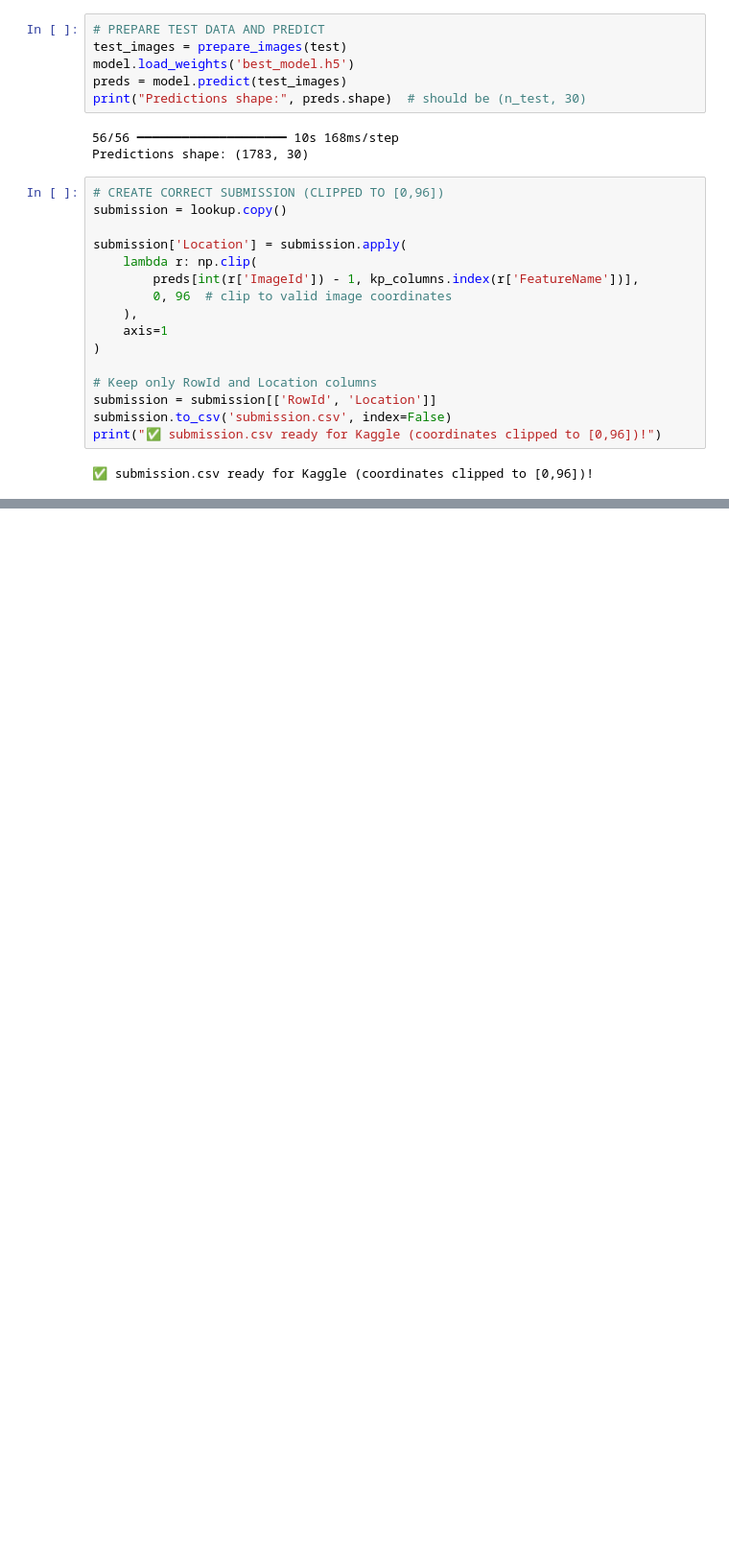
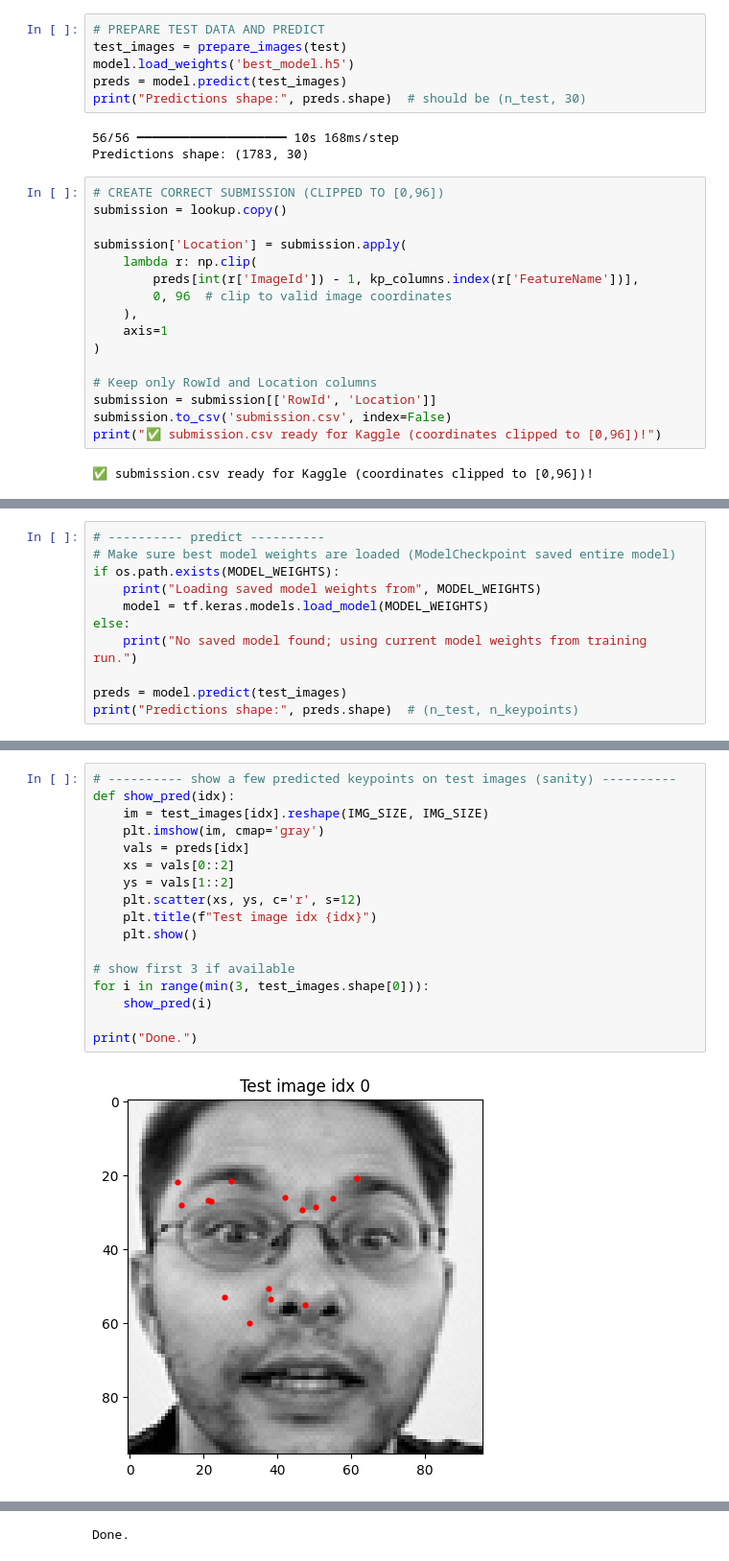
Before and after one commit to KcRenee/FacialKPR, a Jupyter notebook: FacialKPR.ipynb, the cells around one changed output, grey strips where cells are left out. Shown at 96% size. Cells and saved outputs as stored; diff of their text form; blank space fills up the shorter version.

```diff
--- a/FacialKPR.ipynb
+++ b/FacialKPR.ipynb
@@ -232,0 +529,11 @@ print("✅ submission.csv ready for Kaggle (coordinates clipped to [0,96])!")
+# %%
+# ---------- predict ----------
+# Make sure best model weights are loaded (ModelCheckpoint saved entire model)
+if os.path.exists(MODEL_WEIGHTS):
+    print("Loading saved model weights from", MODEL_WEIGHTS)
+    model = tf.keras.models.load_model(MODEL_WEIGHTS)
+else:
+    print("No saved model found; using current model weights from training run.")
+
+preds = model.predict(test_images)
+print("Predictions shape:", preds.shape)  # (n_test, n_keypoints)
@@ -232,0 +579,19 @@ print("✅ submission.csv ready for Kaggle (coordinates clipped to [0,96])!")
+# %%
+# ---------- show a few predicted keypoints on test images (sanity) ----------
+def show_pred(idx):
+    im = test_images[idx].reshape(IMG_SIZE, IMG_SIZE)
+    plt.imshow(im, cmap='gray')
+    vals = preds[idx]
+    xs = vals[0::2]
+    ys = vals[1::2]
+    plt.scatter(xs, ys, c='r', s=12)
+    plt.title(f"Test image idx {idx}")
+    plt.show()
+
+# show first 3 if available
+for i in range(min(3, test_images.shape[0])):
+    show_pred(i)
+
+print("Done.")
+# %% [output]
+[figure, added]
@@ -232,0 +600 @@ print("✅ submission.csv ready for Kaggle (coordinates clipped to [0,96])!")
+Done.
```
Also changed, not shown: parts of 17 cells of this notebook.
